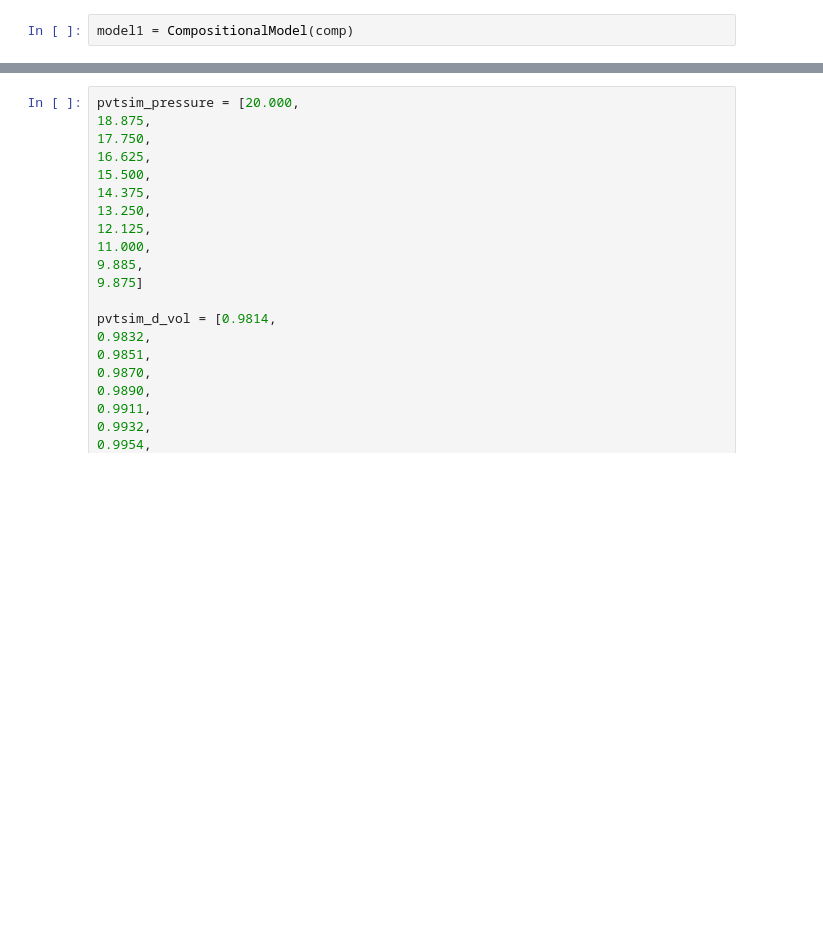
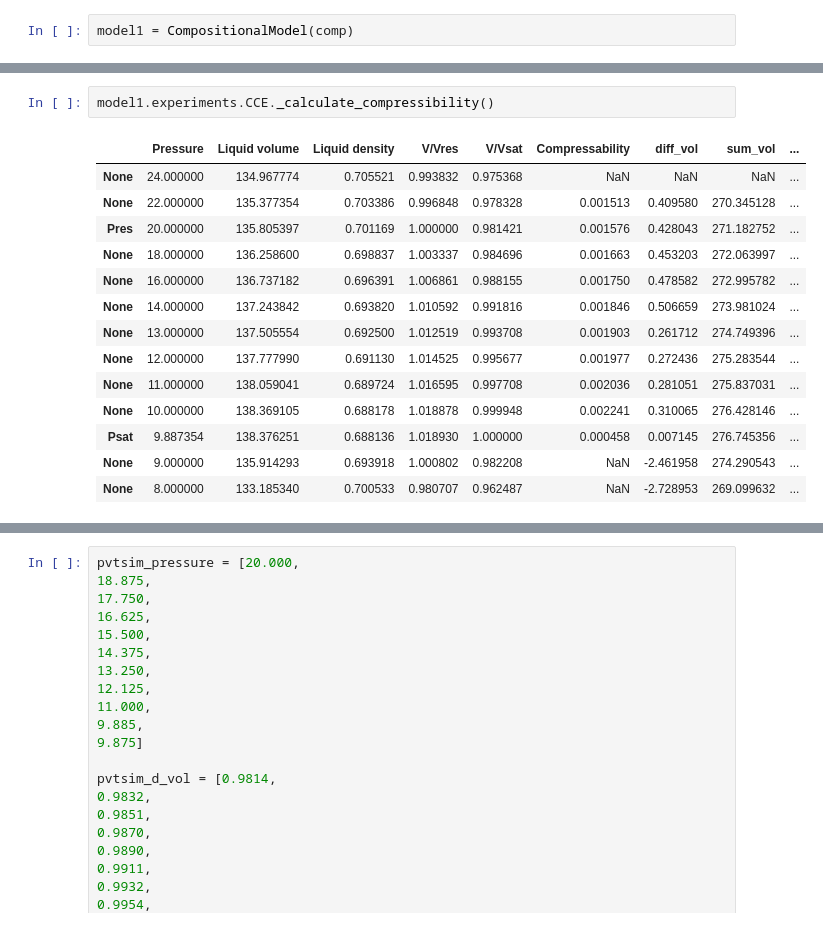
Before and after one commit to SidorenkoDD/BlackBoxFluid, a Jupyter notebook: code/tests2.ipynb, the cells around one changed output, grey strips where cells are left out. Cells and saved outputs as stored; diff of their text form; blank space fills up the shorter version.

```diff
--- a/code/tests2.ipynb
+++ b/code/tests2.ipynb
@@ -409,3 +450,20 @@ model1.experiments.CCE.dataframe
+# %%
+model1.experiments.CCE._calculate_compressibility()
+# %% [output]
+|  | Pressure | Liquid volume | Liquid density | V/Vres | V/Vsat | Compressability | diff_vol | sum_vol | ... |
+| None | 24.000000 | 134.967774 | 0.705521 | 0.993832 | 0.975368 | NaN | NaN | NaN | ... |
+| None | 22.000000 | 135.377354 | 0.703386 | 0.996848 | 0.978328 | 0.001513 | 0.409580 | 270.345128 | ... |
+| Pres | 20.000000 | 135.805397 | 0.701169 | 1.000000 | 0.981421 | 0.001576 | 0.428043 | 271.182752 | ... |
+| None | 18.000000 | 136.258600 | 0.698837 | 1.003337 | 0.984696 | 0.001663 | 0.453203 | 272.063997 | ... |
+| None | 16.000000 | 136.737182 | 0.696391 | 1.006861 | 0.988155 | 0.001750 | 0.478582 | 272.995782 | ... |
+| None | 14.000000 | 137.243842 | 0.693820 | 1.010592 | 0.991816 | 0.001846 | 0.506659 | 273.981024 | ... |
+| None | 13.000000 | 137.505554 | 0.692500 | 1.012519 | 0.993708 | 0.001903 | 0.261712 | 274.749396 | ... |
+| None | 12.000000 | 137.777990 | 0.691130 | 1.014525 | 0.995677 | 0.001977 | 0.272436 | 275.283544 | ... |
+| None | 11.000000 | 138.059041 | 0.689724 | 1.016595 | 0.997708 | 0.002036 | 0.281051 | 275.837031 | ... |
+| None | 10.000000 | 138.369105 | 0.688178 | 1.018878 | 0.999948 | 0.002241 | 0.310065 | 276.428146 | ... |
+| Psat | 9.887354 | 138.376251 | 0.688136 | 1.018930 | 1.000000 | 0.000458 | 0.007145 | 276.745356 | ... |
+| None | 9.000000 | 135.914293 | 0.693918 | 1.000802 | 0.982208 | NaN | -2.461958 | 274.290543 | ... |
+| None | 8.000000 | 133.185340 | 0.700533 | 0.980707 | 0.962487 | NaN | -2.728953 | 269.099632 | ... |
 # %%
 conds_one_phase = Conditions(14, 50)
 model1.flash(conds_one_phase)
```
Also changed, not shown: parts of 10 cells of this notebook, 2 other files.
